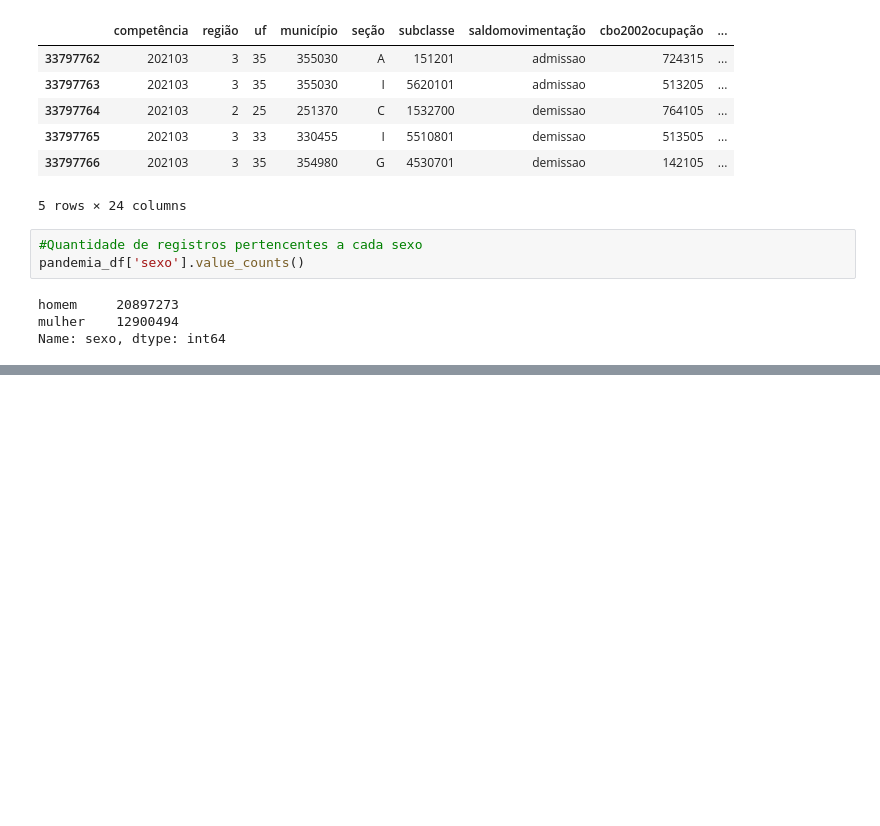
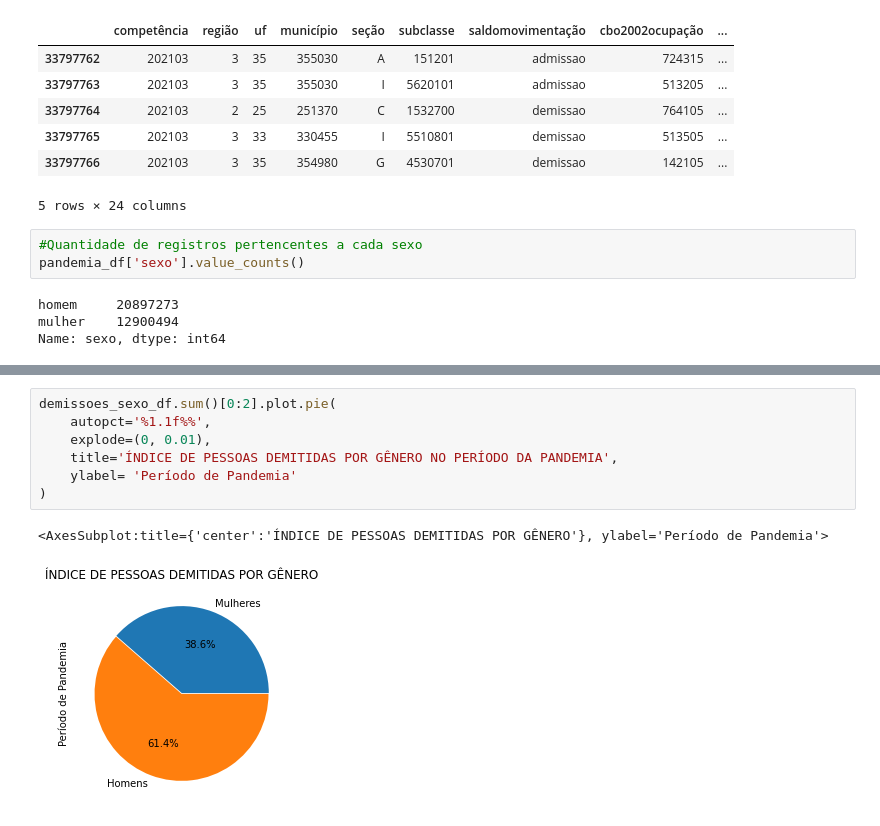
Before and after one commit to wesleyvs/estatistica-trabalho-bdne, a Jupyter notebook: 3_admissao_e_demissao_pandemia.ipynb, the cells around one changed output, grey strips where cells are left out. Drawn from its saved outputs; the diff is of its cells as text; blank space fills up the shorter version.

```diff
--- a/3_admissao_e_demissao_pandemia.ipynb
+++ b/3_admissao_e_demissao_pandemia.ipynb
@@ -88,0 +380,10 @@ Name: sexo, dtype: int64
+# %%
+demissoes_sexo_df.sum()[0:2].plot.pie(
+    autopct='%1.1f%%',
+    explode=(0, 0.01),
+    title='ÍNDICE DE PESSOAS DEMITIDAS POR GÊNERO NO PERÍODO DA PANDEMIA',
+    ylabel= 'Período de Pandemia'
+)
+# %% [output]
+<AxesSubplot:title={'center':'ÍNDICE DE PESSOAS DEMITIDAS POR GÊNERO'}, ylabel='Período de Pandemia'>
+[figure, added]
```
Also changed, not shown: parts of 33 cells of this notebook.
